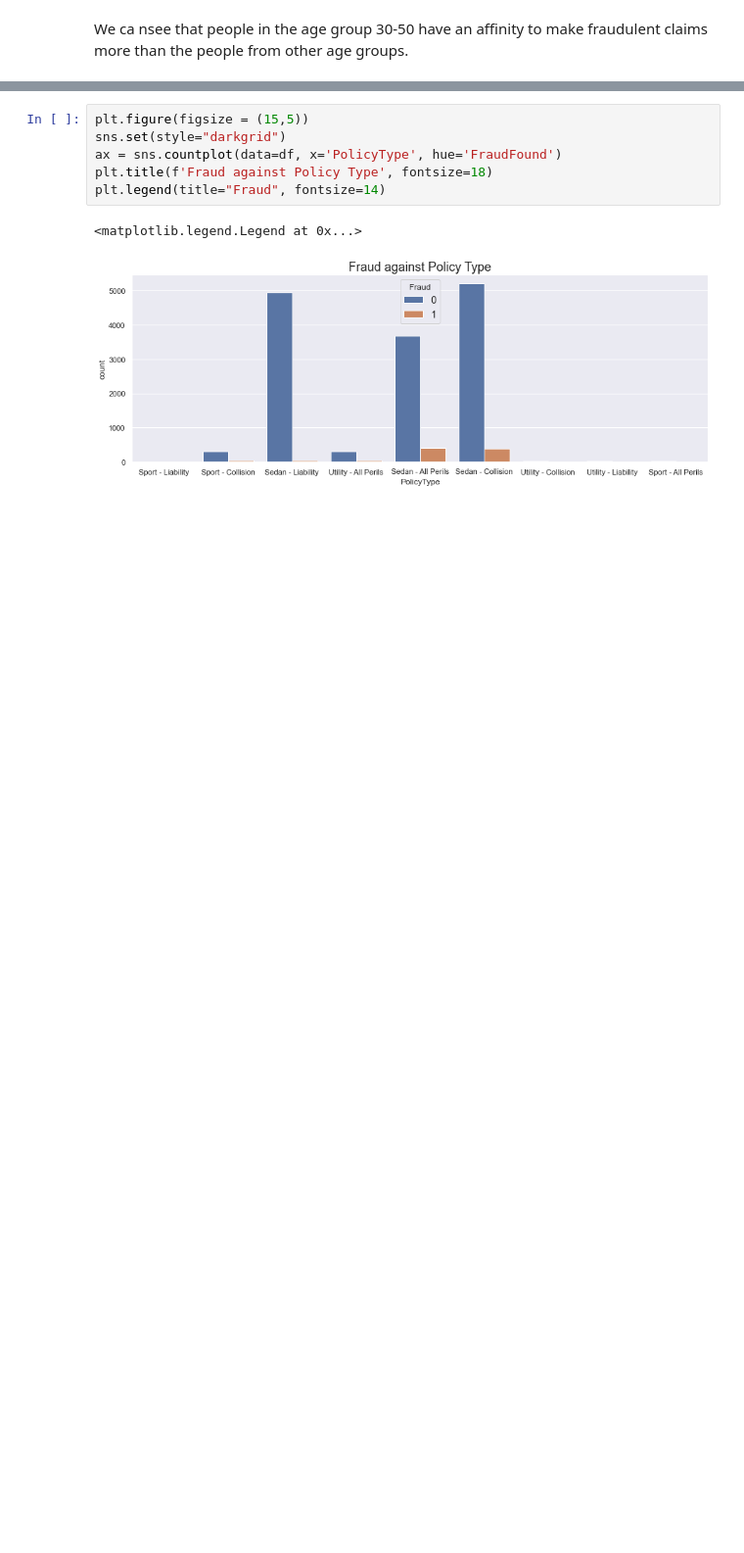
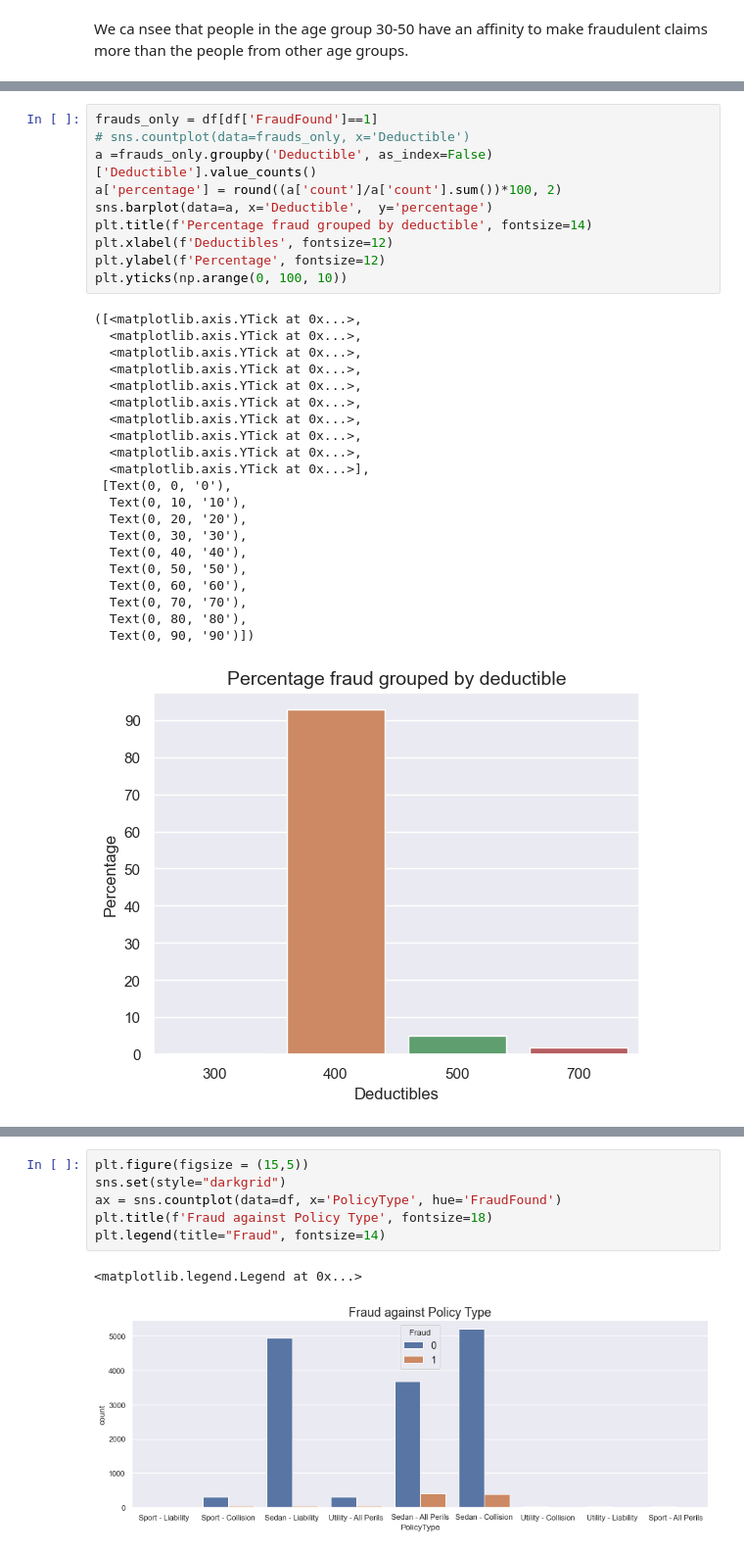
Before and after one commit to Niteesh95/Car_Claims_Fraud_Prediction, a Jupyter notebook: notebooks/carclaims.ipynb, the cells around one changed output, grey strips where cells are left out. Shown: that part at 98% size. Cells and saved outputs as stored; diff of their text form; blank space fills up the shorter version.

```diff
--- a/notebooks/carclaims.ipynb
+++ b/notebooks/carclaims.ipynb
@@ -190,3 +190,35 @@ for col in plot_cols:
     i+=1
 # %% [output]
 [figure]
+# %%
+frauds_only = df[df['FraudFound']==1]
+# sns.countplot(data=frauds_only, x='Deductible')
+a =frauds_only.groupby('Deductible', as_index=False)['Deductible'].value_counts()
+a['percentage'] = round((a['count']/a['count'].sum())*100, 2)
+sns.barplot(data=a, x='Deductible',  y='percentage')
+plt.title(f'Percentage fraud grouped by deductible', fontsize=14)
+plt.xlabel(f'Deductibles', fontsize=12)
+plt.ylabel(f'Percentage', fontsize=12)
+plt.yticks(np.arange(0, 100, 10))
+# %% [output]
+([<matplotlib.axis.YTick at 0x...>,
+  <matplotlib.axis.YTick at 0x...>,
+  <matplotlib.axis.YTick at 0x...>,
+  <matplotlib.axis.YTick at 0x...>,
+  <matplotlib.axis.YTick at 0x...>,
+  <matplotlib.axis.YTick at 0x...>,
+  <matplotlib.axis.YTick at 0x...>,
+  <matplotlib.axis.YTick at 0x...>,
+  <matplotlib.axis.YTick at 0x...>,
+  <matplotlib.axis.YTick at 0x...>],
+ [Text(0, 0, '0'),
+  Text(0, 10, '10'),
+  Text(0, 20, '20'),
+  Text(0, 30, '30'),
+  Text(0, 40, '40'),
+  Text(0, 50, '50'),
+  Text(0, 60, '60'),
+  Text(0, 70, '70'),
+  Text(0, 80, '80'),
+  Text(0, 90, '90')])
+[figure, added]
```
Also changed, not shown: parts of 8 cells of this notebook, 24 other files.
